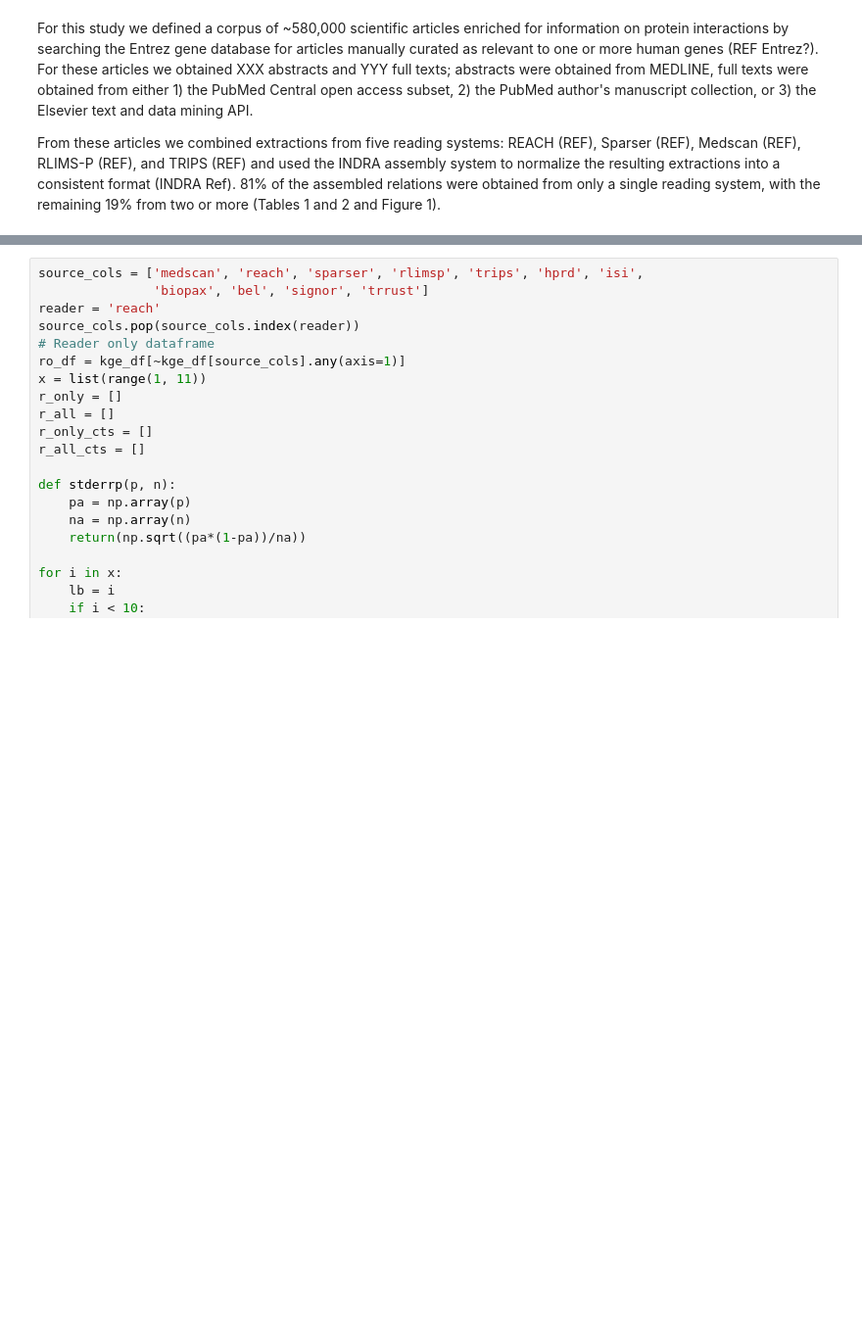
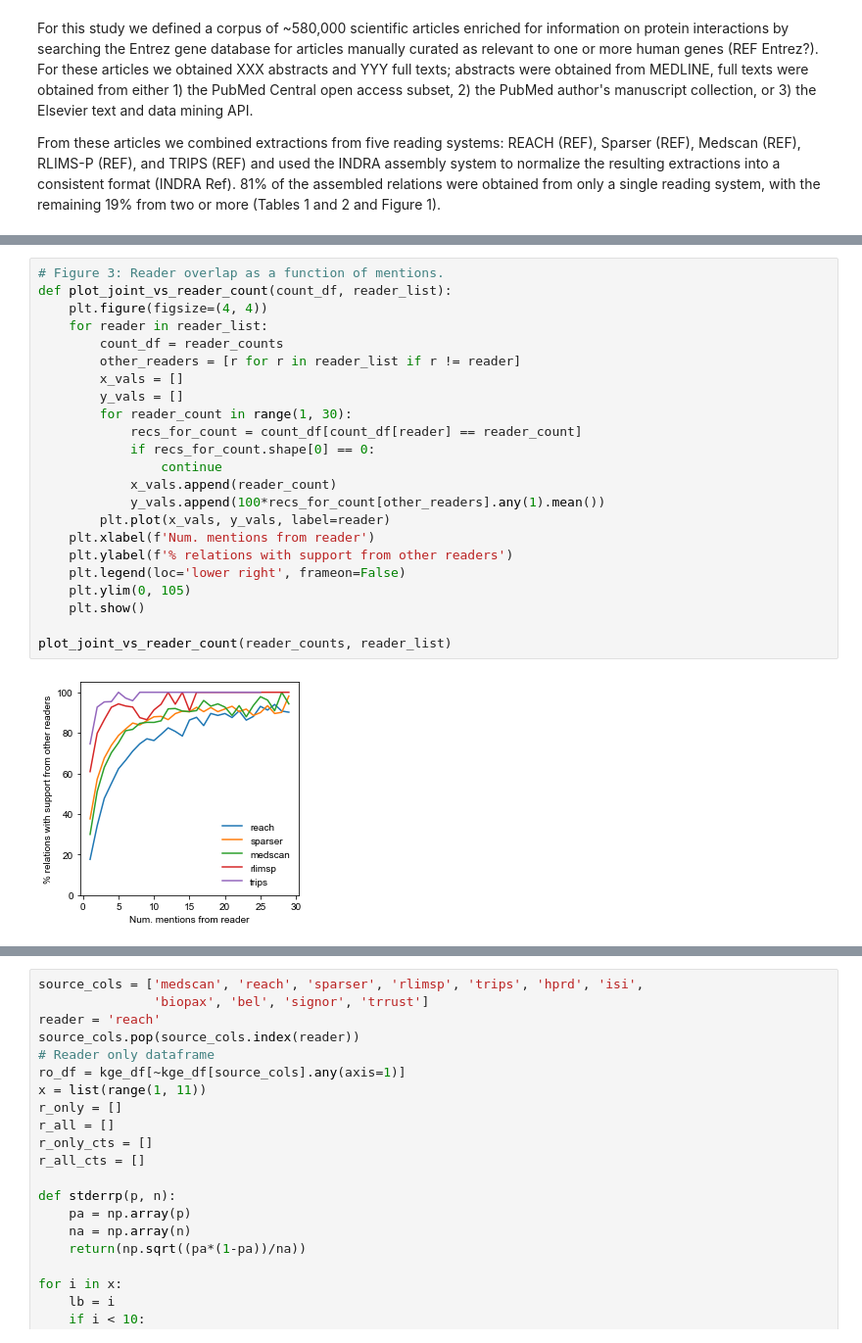
Before and after one commit to sorgerlab/indra_assembly_paper, a Jupyter notebook: notebooks/Belief Prediction.ipynb, the cells around one changed output, grey strips where cells are left out. Shown at 98% size. Cells and saved outputs as stored; diff of their text form; blank space fills up the shorter version.

```diff
--- a/notebooks/Belief Prediction.ipynb
+++ b/notebooks/Belief Prediction.ipynb
@@ -202,0 +292,25 @@ INFO: [2020-09-25 17:57:23] numexpr.utils - NumExpr defaulting to 8 threads.
+# %%
+# Figure 3: Reader overlap as a function of mentions.
+def plot_joint_vs_reader_count(count_df, reader_list):
+    plt.figure(figsize=(4, 4))
+    for reader in reader_list:
+        count_df = reader_counts
+        other_readers = [r for r in reader_list if r != reader]
+        x_vals = []
+        y_vals = []
+        for reader_count in range(1, 30):
+            recs_for_count = count_df[count_df[reader] == reader_count]
+            if recs_for_count.shape[0] == 0:
+                continue
+            x_vals.append(reader_count)
+            y_vals.append(100*recs_for_count[other_readers].any(1).mean())
+        plt.plot(x_vals, y_vals, label=reader)
+    plt.xlabel(f'Num. mentions from reader')
+    plt.ylabel(f'% relations with support from other readers')
+    plt.legend(loc='lower right', frameon=False)
+    plt.ylim(0, 105)
+    plt.show()
+
+plot_joint_vs_reader_count(reader_counts, reader_list)
+# %% [output]
+[figure, added]
```
Also changed, not shown: parts of 57 cells of this notebook.
